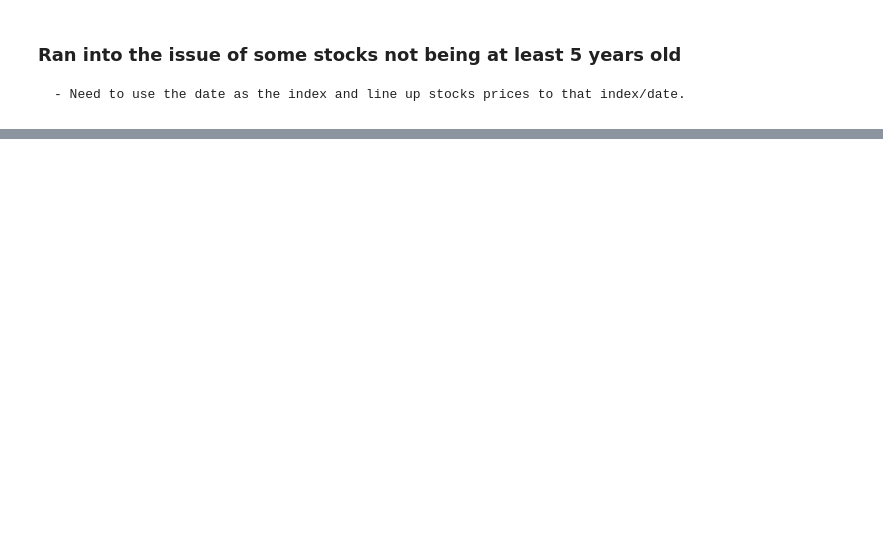
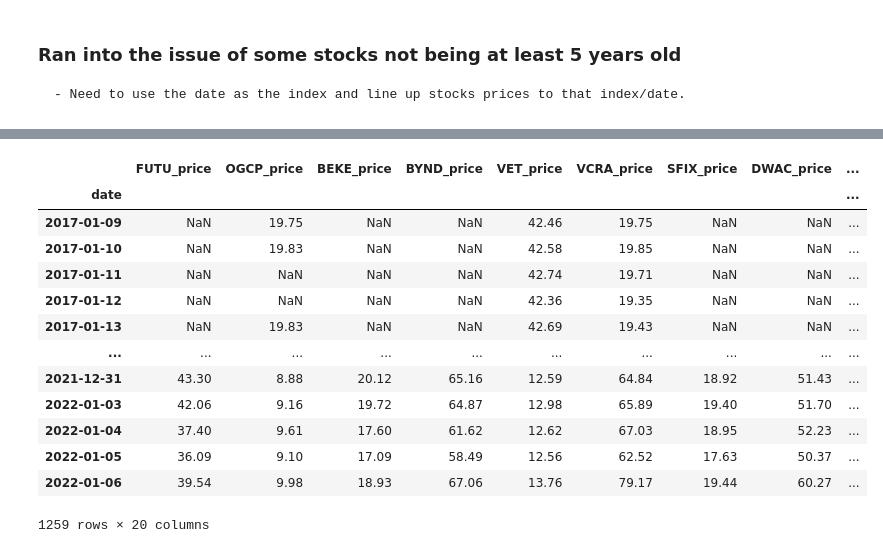
Before and after one commit to joshuamchavez2/yahoo-api, a Jupyter notebook: acquire.ipynb, the cells around one changed output, grey strips where cells are left out. Drawn from its saved outputs; the diff is of its cells as text; code cells hidden in the pictures; blank space fills up the shorter version.

```diff
--- a/acquire.ipynb
+++ b/acquire.ipynb
@@ -156,0 +174,7 @@ df
+# %%
+# Grabbing 5 years of close prices for Microsoft and Apple
+headers = {
+    'x-api-key': api_key
+    }
+
+response = requests.request("GET", 'https://yfapi.net/v8/finance/spark?interval=1d&range=5y&symbols=AAPL,STNE', headers=headers)
@@ -156,0 +185,7 @@ df
+# %%
+data = response.json()
+# %%
+# Creating an empty DataFrame
+df = pd.DataFrame()
+stne = pd.DataFrame()
+aapl = pd.DataFrame()
@@ -156,0 +227,23 @@ df
+# %%
+# Creating an empty DataFrame
+df = pd.DataFrame()
+
+# Looping through each symbol in data
+for symbol in data:
+
+    temp = pd.DataFrame()
+    # Creating a series for timestamp and closing price
+    timestamp = pd.Series(data[symbol]['timestamp'])
+    price = pd.Series(data[symbol]['close'])
+
+    # Converting timestamp to year/month/day format
+    timestamp = timestamp.apply(lambda x : datetime.utcfromtimestamp(x).strftime('%Y-%m-%d'))
+
+    # Saving series into a the empty DataFrame I created earlier
+    temp[symbol + '_price'] = price
+    temp['date'] = timestamp
+
+    # Converting type object to datetime64
+    temp['date'] = pd.to_datetime(temp.date)
+    temp = temp.set_index('date').sort_index()
+    df = pd.merge(df, temp, how='outer', left_index=True, right_index=True)
@@ -156,0 +322,17 @@ df
+# %%
+df
+# %% [output]
+|  | FUTU_price | OGCP_price | BEKE_price | BYND_price | VET_price | VCRA_price | SFIX_price | DWAC_price | ... |
+| date |  |  |  |  |  |  |  |  | ... |
+| 2017-01-09 | NaN | 19.75 | NaN | NaN | 42.46 | 19.75 | NaN | NaN | ... |
+| 2017-01-10 | NaN | 19.83 | NaN | NaN | 42.58 | 19.85 | NaN | NaN | ... |
+| 2017-01-11 | NaN | NaN | NaN | NaN | 42.74 | 19.71 | NaN | NaN | ... |
+| 2017-01-12 | NaN | NaN | NaN | NaN | 42.36 | 19.35 | NaN | NaN | ... |
+| 2017-01-13 | NaN | 19.83 | NaN | NaN | 42.69 | 19.43 | NaN | NaN | ... |
+| ... | ... | ... | ... | ... | ... | ... | ... | ... | ... |
+| 2021-12-31 | 43.30 | 8.88 | 20.12 | 65.16 | 12.59 | 64.84 | 18.92 | 51.43 | ... |
+| 2022-01-03 | 42.06 | 9.16 | 19.72 | 64.87 | 12.98 | 65.89 | 19.40 | 51.70 | ... |
+| 2022-01-04 | 37.40 | 9.61 | 17.60 | 61.62 | 12.62 | 67.03 | 18.95 | 52.23 | ... |
+| 2022-01-05 | 36.09 | 9.10 | 17.09 | 58.49 | 12.56 | 62.52 | 17.63 | 50.37 | ... |
+| 2022-01-06 | 39.54 | 9.98 | 18.93 | 67.06 | 13.76 | 79.17 | 19.44 | 60.27 | ... |
+1259 rows × 20 columns
```
Also changed, not shown: parts of 15 cells of this notebook.
